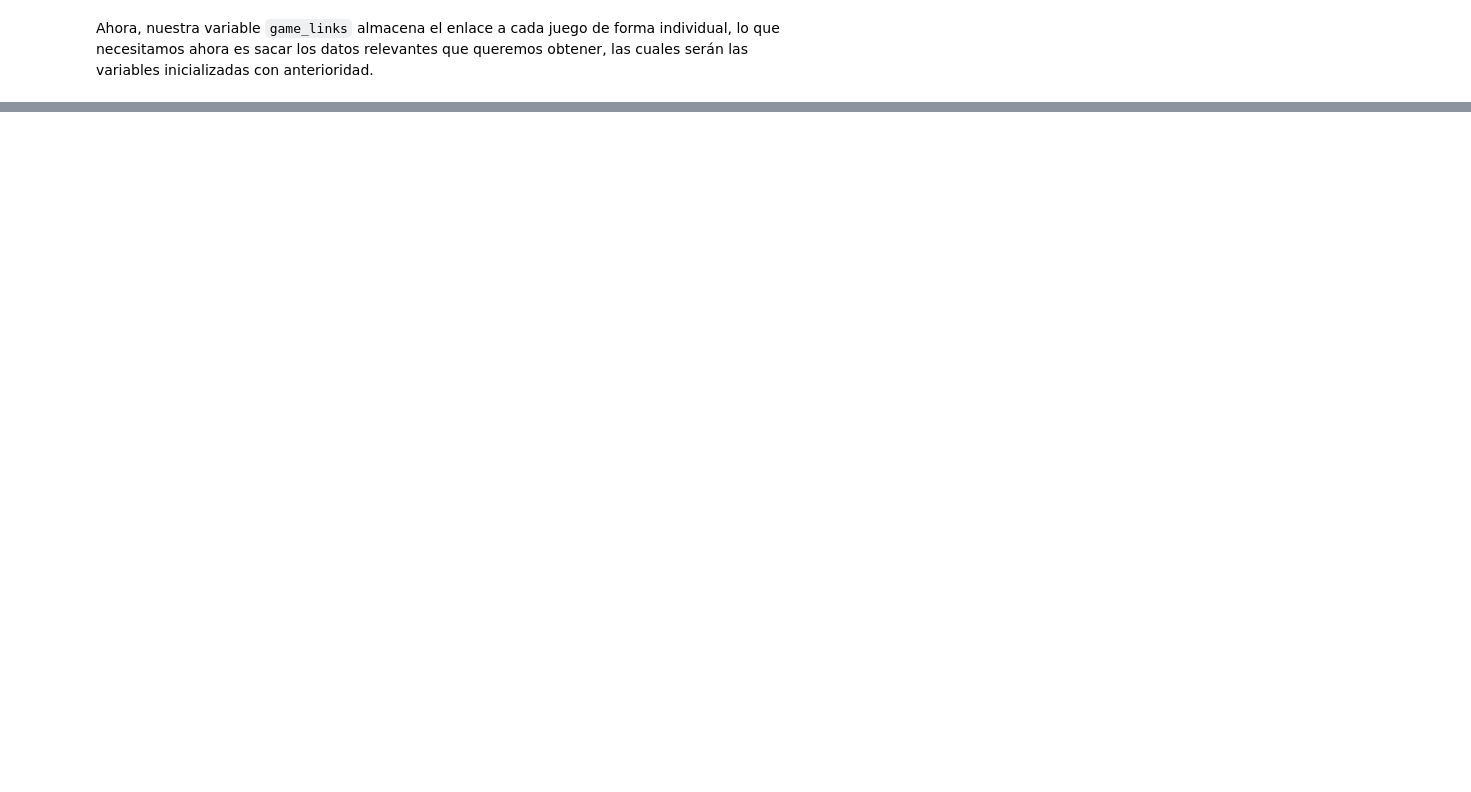
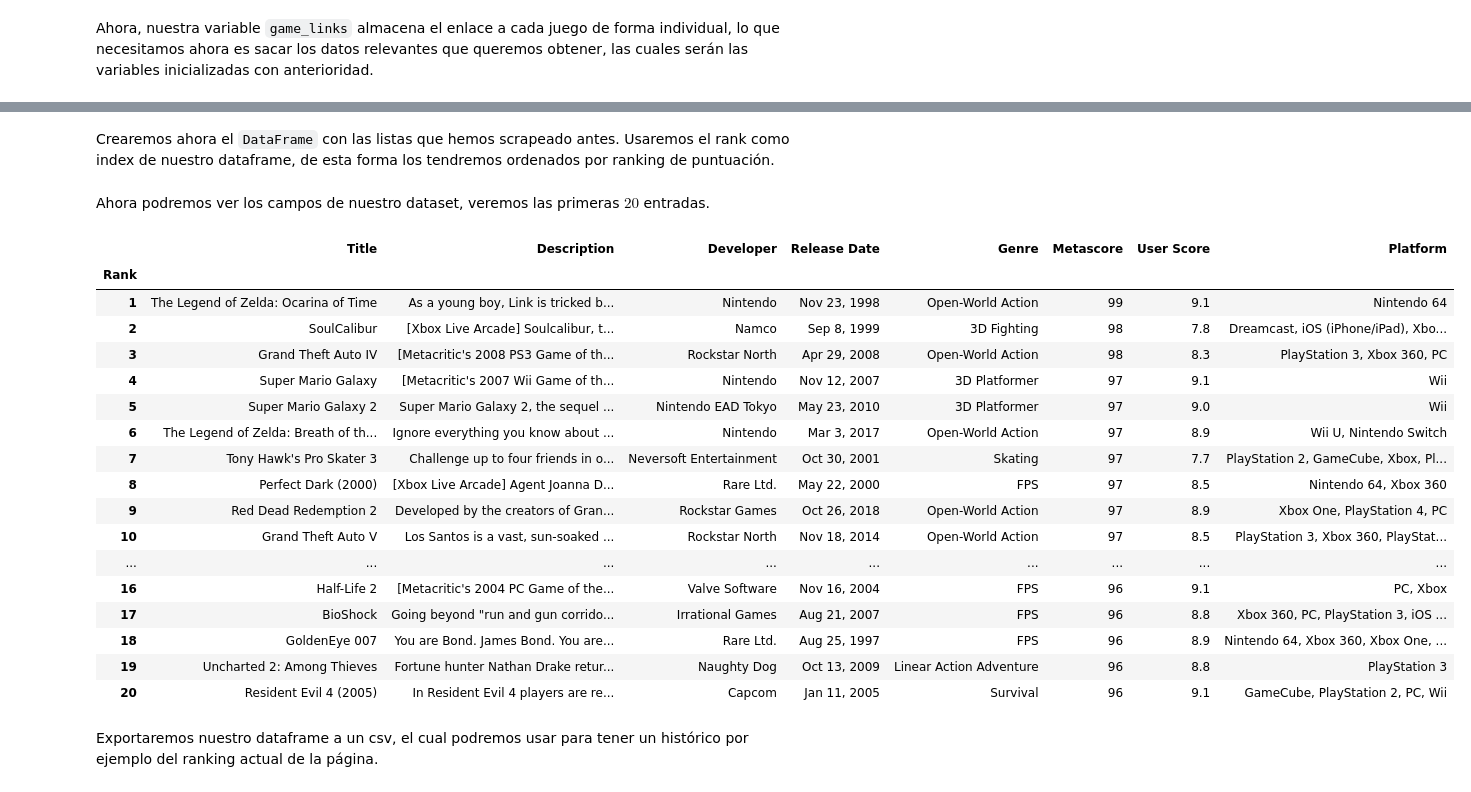
Before and after one commit to Pykoncio/CEIABD, a Jupyter notebook: Big data/Tema 5. ETL/web_scrapping/ejercicio_web_scrapping/scrapping_videojuegos.ipynb, the cells around one changed output, grey strips where cells are left out. Saved outputs shown, nothing was run; the diff lists cells and outputs as text; code cells hidden in the pictures; blank space fills up the shorter version.

```diff
--- a/Big data/Tema 5. ETL/web_scrapping/ejercicio_web_scrapping/scrapping_videojuegos.ipynb
+++ b/Big data/Tema 5. ETL/web_scrapping/ejercicio_web_scrapping/scrapping_videojuegos.ipynb
@@ -65,8 +94,2 @@ None
 # %% [markdown]
 Ahora, nuestra variable `game_links` almacena el enlace a cada juego de forma individual, lo que necesitamos ahora es sacar los datos relevantes que queremos obtener, las cuales serán las variables inicializadas con anterioridad.
-# %%
-rank_counter = 1
-for game_url in game_links:
-
-    response = requests.get(game_url)
-    soup = BeautifulSoup(response.content, "html.parser")
@@ -74,0 +192,57 @@ NameError: name 'game_data' is not defined
+# %%
+def normalize_length(list, length_wanted, default_value=None):
+    if len(list) < length_wanted:
+        return list + [default_value] * (length_wanted - len(list))
+    return list[:length_wanted]
+# %%
+max_length = max(len(ranks), len(titles), len(descriptions))
+
+# Normalize all lists to match length
+ranks = normalize_length(ranks, max_length)
+titles = normalize_length(titles, max_length)
+descriptions = normalize_length(descriptions, max_length)
+platforms = normalize_length(platforms, max_length)
+release_dates = normalize_length(release_dates, max_length)
+developers = normalize_length(developers, max_length)
+genres = normalize_length(genres, max_length)
+metascores = normalize_length(metascores, max_length)
+user_scores = normalize_length(user_scores, max_length)
+# %% [markdown]
+Crearemos ahora el `DataFrame` con las listas que hemos scrapeado antes. Usaremos el rank como index de nuestro dataframe, de esta forma los tendremos ordenados por ranking de puntuación.
+# %%
+games_df = pd.DataFrame({
+    "Rank": ranks,
+    "Title": titles,
+    "Description": descriptions,
+    "Developer": developers,
+    "Release Date": release_dates,
+    "Genre": genres,
+    "Metascore": metascores,
+    "User Score": user_scores,
+    "Platform": platforms
+}).set_index("Rank")
+# %% [markdown]
+Ahora podremos ver los campos de nuestro dataset, veremos las primeras $20$ entradas.
+# %%
+games_df.head(20)
+# %% [output]
+|  | Title | Description | Developer | Release Date | Genre | Metascore | User Score | Platform |
+| Rank |  |  |  |  |  |  |  |  |
+| 1 | The Legend of Zelda: Ocarina of Time | As a young boy, Link is tricked b... | Nintendo | Nov 23, 1998 | Open-World Action | 99 | 9.1 | Nintendo 64 |
+| 2 | SoulCalibur | [Xbox Live Arcade] Soulcalibur, t... | Namco | Sep 8, 1999 | 3D Fighting | 98 | 7.8 | Dreamcast, iOS (iPhone/iPad), Xbo... |
+| 3 | Grand Theft Auto IV | [Metacritic's 2008 PS3 Game of th... | Rockstar North | Apr 29, 2008 | Open-World Action | 98 | 8.3 | PlayStation 3, Xbox 360, PC |
+| 4 | Super Mario Galaxy | [Metacritic's 2007 Wii Game of th... | Nintendo | Nov 12, 2007 | 3D Platformer | 97 | 9.1 | Wii |
+| 5 | Super Mario Galaxy 2 | Super Mario Galaxy 2, the sequel ... | Nintendo EAD Tokyo | May 23, 2010 | 3D Platformer | 97 | 9.0 | Wii |
+| 6 | The Legend of Zelda: Breath of th... | Ignore everything you know about ... | Nintendo | Mar 3, 2017 | Open-World Action | 97 | 8.9 | Wii U, Nintendo Switch |
+| 7 | Tony Hawk's Pro Skater 3 | Challenge up to four friends in o... | Neversoft Entertainment | Oct 30, 2001 | Skating | 97 | 7.7 | PlayStation 2, GameCube, Xbox, Pl... |
+| 8 | Perfect Dark (2000) | [Xbox Live Arcade] Agent Joanna D... | Rare Ltd. | May 22, 2000 | FPS | 97 | 8.5 | Nintendo 64, Xbox 360 |
+| 9 | Red Dead Redemption 2 | Developed by the creators of Gran... | Rockstar Games | Oct 26, 2018 | Open-World Action | 97 | 8.9 | Xbox One, PlayStation 4, PC |
+| 10 | Grand Theft Auto V | Los Santos is a vast, sun-soaked ... | Rockstar North | Nov 18, 2014 | Open-World Action | 97 | 8.5 | PlayStation 3, Xbox 360, PlayStat... |
+| ... | ... | ... | ... | ... | ... | ... | ... | ... |
+| 16 | Half-Life 2 | [Metacritic's 2004 PC Game of the... | Valve Software | Nov 16, 2004 | FPS | 96 | 9.1 | PC, Xbox |
+| 17 | BioShock | Going beyond "run and gun corrido... | Irrational Games | Aug 21, 2007 | FPS | 96 | 8.8 | Xbox 360, PC, PlayStation 3, iOS ... |
+| 18 | GoldenEye 007 | You are Bond. James Bond. You are... | Rare Ltd. | Aug 25, 1997 | FPS | 96 | 8.9 | Nintendo 64, Xbox 360, Xbox One, ... |
+| 19 | Uncharted 2: Among Thieves | Fortune hunter Nathan Drake retur... | Naughty Dog | Oct 13, 2009 | Linear Action Adventure | 96 | 8.8 | PlayStation 3 |
+| 20 | Resident Evil 4 (2005) | In Resident Evil 4 players are re... | Capcom | Jan 11, 2005 | Survival | 96 | 9.1 | GameCube, PlayStation 2, PC, Wii |
+# %% [markdown]
+Exportaremos nuestro dataframe a un csv, el cual podremos usar para tener un histórico por ejemplo del ranking actual de la página.
```
Also changed, not shown: parts of 13 cells of this notebook, 1 other file.
